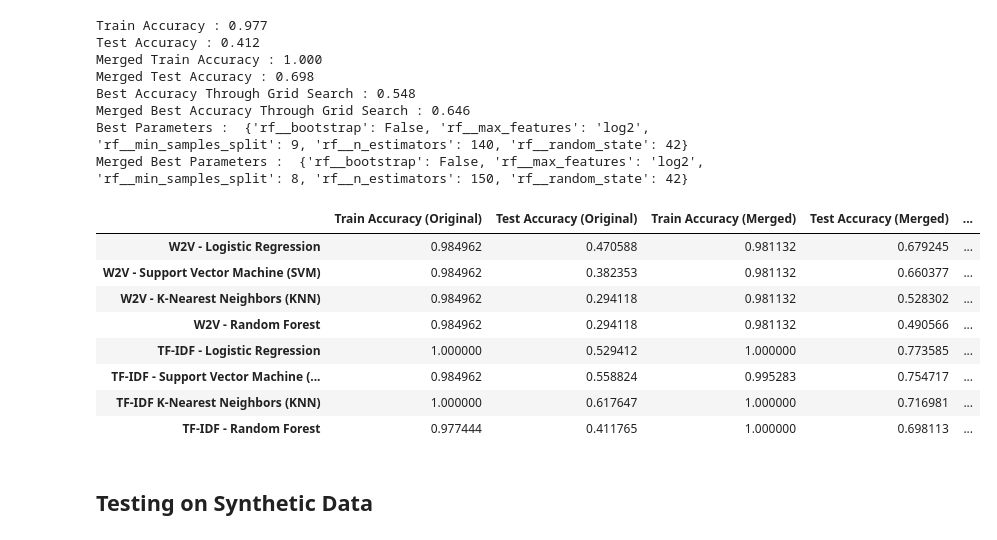
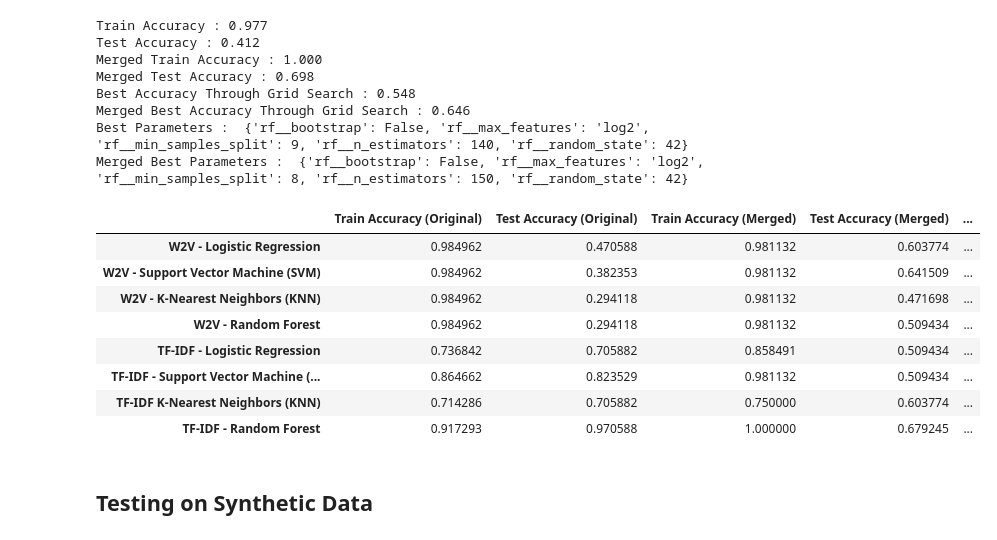
Before and after one commit to tobiasmj97/M3_Semester_Project, a Jupyter notebook: da_chatbot.ipynb, the cells around one changed output. Saved outputs shown, nothing was run; the diff lists cells and outputs as text; code cells hidden in the pictures.

```diff
--- a/da_chatbot.ipynb
+++ b/da_chatbot.ipynb
@@ -1567,7 +1852,7 @@ cls = LogisticRegression()  # Logistic Regression classifier
 # Creating a Pipeline for Logistic Regression with TF-IDF Vectorizer
 tuning_lg = Pipeline([
     ('tfidf', tfidf),  # TF-IDF Vectorizer as the first step in the pipeline
-    ('lg', cls)        # Logistic Regression as the second step in the pipeline
+    ('lr', lr)        # Logistic Regression as the second step in the pipeline
 ])
 # %%
 # Hyperparameters to tune for Logistic Regression within the Pipeline
@@ -1880,25 +2196,47 @@ rf_tf_scores = {
+# %%
+model_tfidf_rf_tuning_scores = {
+    'Train Accuracy (Original)': model_tfidf_rf_grid.best_estimator_.score(X_train, y_train),
+    'Test Accuracy (Original)': model_tfidf_rf_grid.best_estimator_.score(X_test, y_test),
+    'Train Accuracy (Merged)': model_tfidf_rf_grid_merged.best_estimator_.score(X_train_merged, y_train_merged),
+    'Test Accuracy (Merged)': model_tfidf_rf_grid_merged.best_estimator_.score(X_test_merged, y_pred_test_merged),
+
+    'Train Precision (Original)': precision_score(y_train, model_tfidf_rf_grid.best_estimator_.predict(X_train), average='weighted'),
+    'Test Precision (Original)': precision_score(y_test, model_tfidf_rf_grid.best_estimator_.predict(X_test), average='weighted'),
+    'Train Precision (Merged)': precision_score(y_train_merged, model_tfidf_rf_grid_merged.best_estimator_.predict(X_train_merged), average='weighted'),
+    'Test Precision (Merged)': precision_score(y_test_merged, model_tfidf_rf_grid_merged.best_estimator_.predict(X_test_merged), average='weighted'),
+
+    'Train Recall (Original)': recall_score(y_train, model_tfidf_rf_grid.best_estimator_.predict(X_train), average='weighted'),
+    'Test Recall (Original)': recall_score(y_test, model_tfidf_rf_grid.best_estimator_.predict(X_test), average='weighted'),
+    'Train Recall (Merged)': recall_score(y_train_merged, model_tfidf_rf_grid_merged.best_estimator_.predict(X_train_merged), average='weighted'),
+    'Test Recall (Merged)': recall_score(y_test_merged, model_tfidf_rf_grid_merged.best_estimator_.predict(X_test_merged), average='weighted'),
+
+    'Train F1 Score (Original)': f1_score(y_train, model_tfidf_rf_grid.best_estimator_.predict(X_train), average='weighted'),
+    'Test F1 Score (Original)': f1_score(y_test, model_tfidf_rf_grid.best_estimator_.predict(X_test), average='weighted'),
+    'Train F1 Score (Merged)': f1_score(y_train_merged, model_tfidf_rf_grid_merged.best_estimator_.predict(X_train_merged), average='weighted'),
+    'Test F1 Score (Merged)': f1_score(y_test_merged, model_tfidf_rf_grid_merged.best_estimator_.predict(X_test_merged), average='weighted')
+}
 # %%
 # Creating DataFrames for each model's scores
-lg_df = pd.DataFrame(lg_scores, index=['W2V - Logistic Regression'])
-svm_df = pd.DataFrame(svm_scores, index=['W2V - Support Vector Machine (SVM)'])
-knn_df = pd.DataFrame(knn_scores, index=['W2V - K-Nearest Neighbors (KNN)'])
-rf_df = pd.DataFrame(rf_scores, index=['W2V - Random Forest'])
-lg_tf_df = pd.DataFrame(lg_tf_scores, index=['TF-IDF - Logistic Regression'])
-svm_tf_df = pd.DataFrame(svm_tf_scores, index=['TF-IDF - Support Vector Machine (SVM)'])
-knn_tf_df = pd.DataFrame(knn_tf_scores, index=['TF-IDF K-Nearest Neighbors (KNN)'])
-rf_tf_df = pd.DataFrame(rf_tf_scores, index=['TF-IDF - Random Forest'])
+lr_tuning_df = pd.DataFrame(model_w2v_lg_tuning_scores, index=['W2V - Logistic Regression'])
+svm_tuning_df = pd.DataFrame(model_w2v_svm_tuning_scores, index=['W2V - Support Vector Machine (SVM)'])
+knn_tuning_df = pd.DataFrame(model_w2v_knn_tuning_scores, index=['W2V - K-Nearest Neighbors (KNN)'])
+rf_tuning_df = pd.DataFrame(model_w2v_rf_tuning_scores, index=['W2V - Random Forest'])
+lr_tfidf_tuning_df = pd.DataFrame(model_tfidf_lg_tuning_scores, index=['TF-IDF - Logistic Regression'])
+svm_tfidf_tuning_df = pd.DataFrame(model_tfidf_svm_tuning_scores, index=['TF-IDF - Support Vector Machine (SVM)'])
+knn_tfidf_tuning_df = pd.DataFrame(model_tfidf_knn_tuning_scores, index=['TF-IDF K-Nearest Neighbors (KNN)'])
+rf_tfidf_tuning_df = pd.DataFrame(model_tfidf_rf_tuning_scores, index=['TF-IDF - Random Forest'])
 
 # Concatenating all DataFrames into a single DataFrame
-result = pd.concat([lg_df, svm_df, knn_df, rf_df, lg_tf_df, svm_tf_df, knn_tf_df, rf_tf_df])
+result_tuning = pd.concat([lr_tuning_df, svm_tuning_df, knn_tuning_df, rf_tuning_df, lr_tfidf_df, svm_tfidf_df, knn_tfidf_df, rf_tfidf_df])
 
-result
+result_tuning
 # %% [output]
 |  | Train Accuracy (Original) | Test Accuracy (Original) | Train Accuracy (Merged) | Test Accuracy (Merged) | ... |
-| W2V - Logistic Regression | 0.984962 | 0.470588 | 0.981132 | 0.679245 | ... |
-| W2V - Support Vector Machine (SVM) | 0.984962 | 0.382353 | 0.981132 | 0.660377 | ... |
-| W2V - K-Nearest Neighbors (KNN) | 0.984962 | 0.294118 | 0.981132 | 0.528302 | ... |
-| W2V - Random Forest | 0.984962 | 0.294118 | 0.981132 | 0.490566 | ... |
-| TF-IDF - Logistic Regression | 1.000000 | 0.529412 | 1.000000 | 0.773585 | ... |
-| TF-IDF - Support Vector Machine (... | 0.984962 | 0.558824 | 0.995283 | 0.754717 | ... |
-| TF-IDF K-Nearest Neighbors (KNN) | 1.000000 | 0.617647 | 1.000000 | 0.716981 | ... |
-| TF-IDF - Random Forest | 0.977444 | 0.411765 | 1.000000 | 0.698113 | ... |
+| W2V - Logistic Regression | 0.984962 | 0.470588 | 0.981132 | 0.603774 | ... |
+| W2V - Support Vector Machine (SVM) | 0.984962 | 0.382353 | 0.981132 | 0.641509 | ... |
+| W2V - K-Nearest Neighbors (KNN) | 0.984962 | 0.294118 | 0.981132 | 0.471698 | ... |
+| W2V - Random Forest | 0.984962 | 0.294118 | 0.981132 | 0.509434 | ... |
+| TF-IDF - Logistic Regression | 0.736842 | 0.705882 | 0.858491 | 0.509434 | ... |
+| TF-IDF - Support Vector Machine (... | 0.864662 | 0.823529 | 0.981132 | 0.509434 | ... |
+| TF-IDF K-Nearest Neighbors (KNN) | 0.714286 | 0.705882 | 0.750000 | 0.603774 | ... |
+| TF-IDF - Random Forest | 0.917293 | 0.970588 | 1.000000 | 0.679245 | ... |
```
Also changed, not shown: parts of 197 cells of this notebook.
